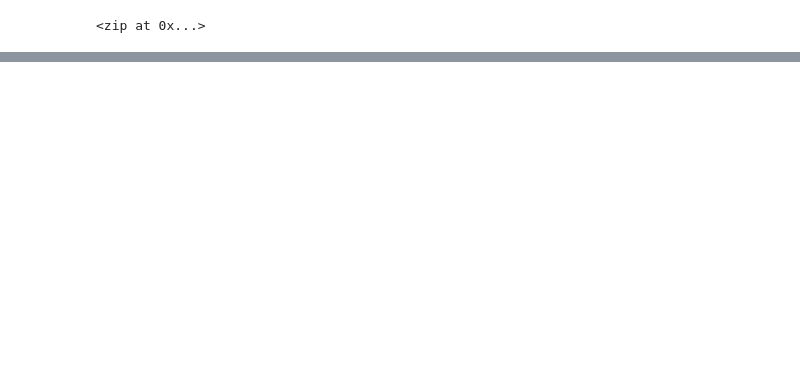
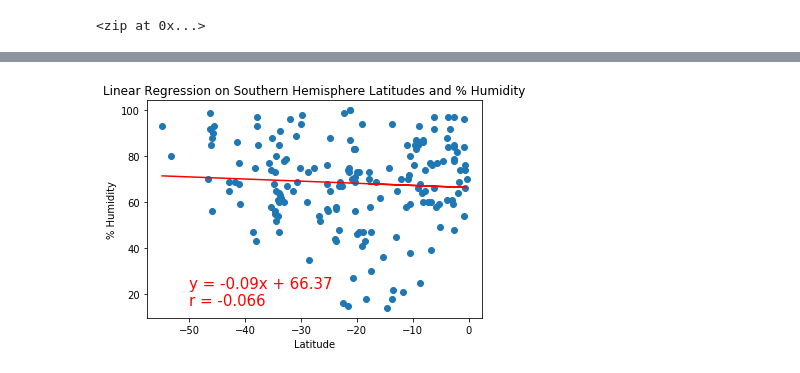
Before and after one commit to ean-maloney/World_Weather_Analysis, a Jupyter notebook: WeatherPy.ipynb, the cells around one changed output, grey strips where cells are left out. Drawn from its saved outputs; the diff is of its cells as text; code cells hidden in the pictures; blank space fills up the shorter version.

```diff
--- a/WeatherPy.ipynb
+++ b/WeatherPy.ipynb
@@ -282,0 +292,6 @@ plot_linear_regression(southern_hemi_df["Lat"], southern_hemi_df["Max Temp"], "L
+# %%
+#Linear regress on south hemi humidity
+plot_linear_regression(southern_hemi_df["Lat"], southern_hemi_df["Humidity"], "Linear Regression on Southern Hemisphere Latitudes and % Humidity",
+     "% Humidity", (-50, 15))
+# %% [output]
+[figure, added]
```
Also changed, not shown: parts of 16 cells of this notebook, 5 other files.
